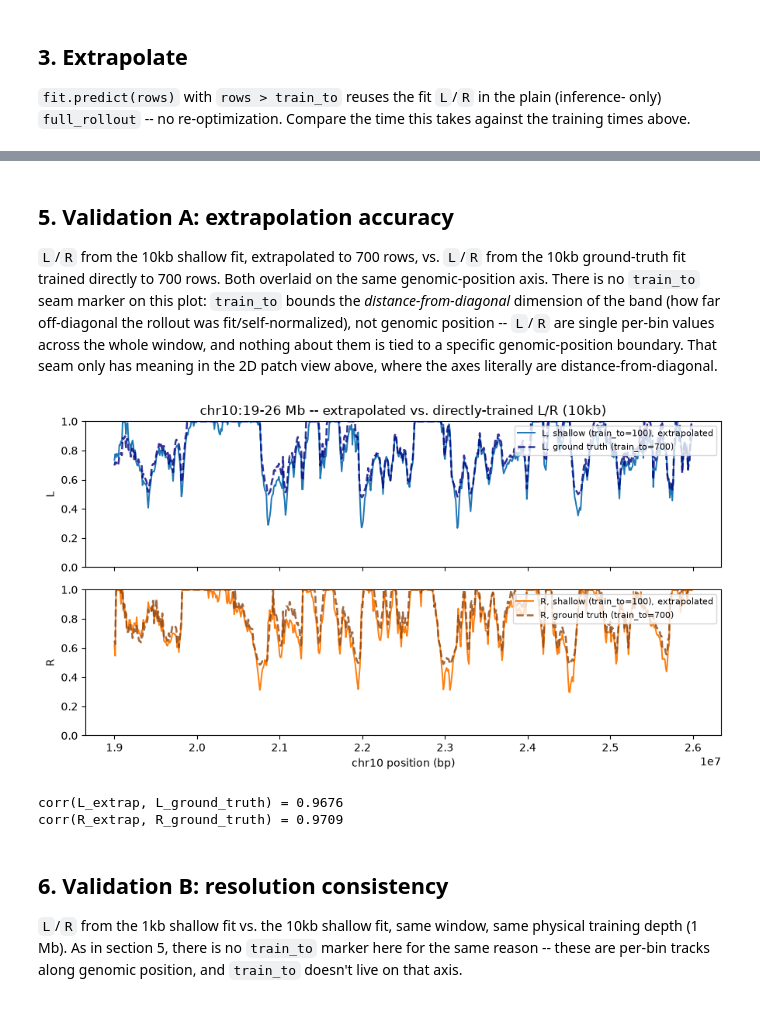
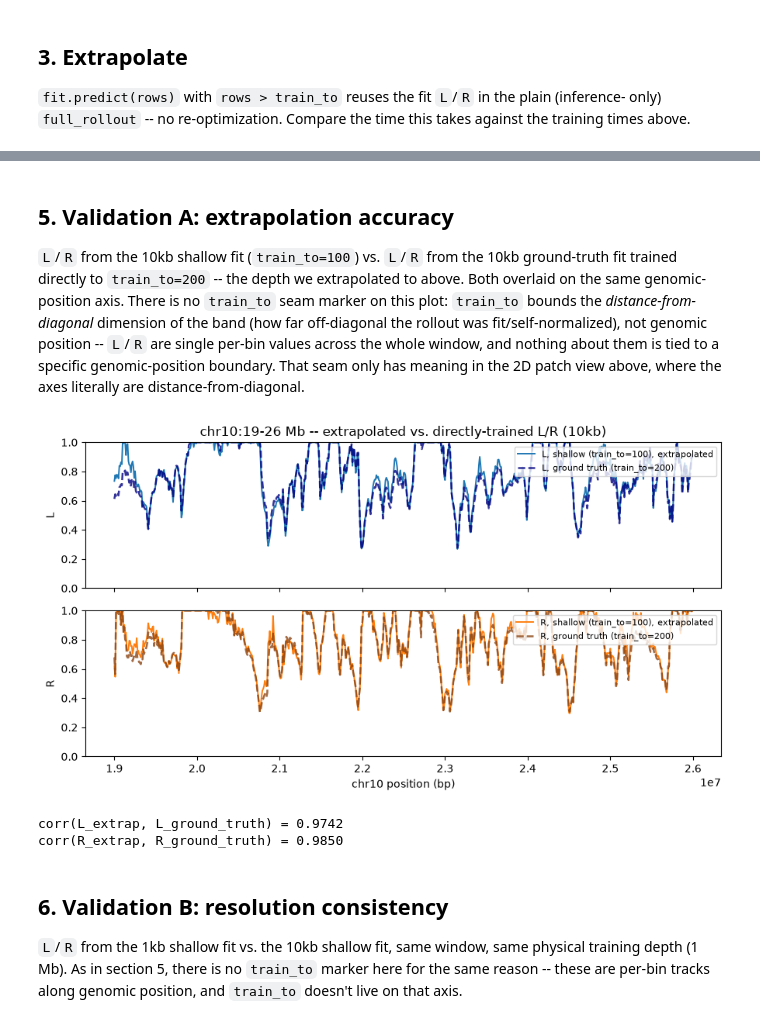
Before and after one commit to chikinalab/dLEM, a Jupyter notebook: docs/train_shallow_extrapolate.ipynb, the cells around one changed output, grey strips where cells are left out. Drawn from its saved outputs; the diff is of its cells as text; code cells hidden in the pictures.

```diff
--- a/docs/train_shallow_extrapolate.ipynb
+++ b/docs/train_shallow_extrapolate.ipynb
@@ -65,7 +73,7 @@ fit_10kb_shallow = dlem.fit(band_10kb, s=0.025, train_to=100, n_opt=1500, verbos
 t_shallow_10kb = time.time() - t0
 
 t0 = time.time()
-fit_10kb_deep = dlem.fit(band_10kb, s=0.025, train_to=700, n_opt=1500, verbose=False)
+fit_10kb_deep = dlem.fit(band_10kb, s=0.025, train_to=200, n_opt=1500, verbose=False)
 t_deep_10kb = time.time() - t0
 
 t0 = time.time()
@@ -73,6 +81,6 @@ fit_1kb_shallow = dlem.fit(band_1kb, s=0.0025, train_to=1000, n_opt=1500, verbos
 t_shallow_1kb = time.time() - t0
 
 print(f"10kb shallow (train_to=100):  {t_shallow_10kb:.1f}s   mse={fit_10kb_shallow.mse:.4f}  corr={fit_10kb_shallow.corr:.4f}")
-print(f"10kb deep    (train_to=700):  {t_deep_10kb:.1f}s   mse={fit_10kb_deep.mse:.4f}  corr={fit_10kb_deep.corr:.4f}")
+print(f"10kb deep    (train_to=200):  {t_deep_10kb:.1f}s   mse={fit_10kb_deep.mse:.4f}  corr={fit_10kb_deep.corr:.4f}")
 print(f"1kb shallow  (train_to=1000): {t_shallow_1kb:.1f}s   mse={fit_1kb_shallow.mse:.4f}  corr={fit_1kb_shallow.corr:.4f}")
 # %% [output]
@@ -188,42 +201,42 @@ plt.close(fig)
 # %% [markdown]
 ## 5. Validation A: extrapolation accuracy
 
-`L`/`R` from the 10kb shallow fit, extrapolated to 700 rows, vs. `L`/`R` from the 10kb
-ground-truth fit trained directly to 700 rows. Both overlaid on the same genomic-position
-axis. There is no `train_to` seam marker on this plot: `train_to` bounds the
-*distance-from-diagonal* dimension of the band (how far off-diagonal the rollout was
-fit/self-normalized), not genomic position -- `L`/`R` are single per-bin values across the
-whole window, and nothing about them is tied to a specific genomic-position boundary. That
-seam only has meaning in the 2D patch view above, where the axes literally are
-distance-from-diagonal.
+`L`/`R` from the 10kb shallow fit (`train_to=100`) vs. `L`/`R` from the 10kb ground-truth
+fit trained directly to `train_to=200` -- the depth we extrapolated to above. Both overlaid
+on the same genomic-position axis. There is no `train_to` seam marker on this plot:
+`train_to` bounds the *distance-from-diagonal* dimension of the band (how far off-diagonal
+the rollout was fit/self-normalized), not genomic position -- `L`/`R` are single per-bin
+values across the whole window, and nothing about them is tied to a specific
+genomic-position boundary. That seam only has meaning in the 2D patch view above, where the
+axes literally are distance-from-diagonal.
 # %%
 L_shallow, R_shallow = np.asarray(fit_10kb_shallow.L), np.asarray(fit_10kb_shallow.R)
 L_deep, R_deep = np.asarray(fit_10kb_deep.L), np.asarray(fit_10kb_deep.R)
 
 coords_10kb = GENOMIC_OFFSET_BP + np.arange(700) * 10_000
 
 fig, (ax_L, ax_R) = plt.subplots(2, 1, figsize=(9, 5), sharex=True)
 ax_L.plot(coords_10kb, L_shallow, lw=1.4, color="tab:blue", label="L, shallow (train_to=100), extrapolated")
-ax_L.plot(coords_10kb, L_deep, lw=1.8, color="navy", ls="--", alpha=0.8, label="L, ground truth (train_to=700)")
+ax_L.plot(coords_10kb, L_deep, lw=1.8, color="navy", ls="--", alpha=0.8, label="L, ground truth (train_to=200)")
 ax_L.set_ylabel("L"); ax_L.set_ylim(0, 1)
 ax_L.legend(loc="upper right", fontsize=8)
 ax_L.set_title("chr10:19-26 Mb -- extrapolated vs. directly-trained L/R (10kb)")
 
 ax_R.plot(coords_10kb, R_shallow, lw=1.4, color="tab:orange", label="R, shallow (train_to=100), extrapolated")
-ax_R.plot(coords_10kb, R_deep, lw=1.8, color="saddlebrown", ls="--", alpha=0.8, label="R, ground truth (train_to=700)")
+ax_R.plot(coords_10kb, R_deep, lw=1.8, color="saddlebrown", ls="--", alpha=0.8, label="R, ground truth (train_to=200)")
 ax_R.set_ylabel("R"); ax_R.set_ylim(0, 1)
 ax_R.set_xlabel("chr10 position (bp)")
 ax_R.legend(loc="upper right", fontsize=8)
 fig.tight_layout()
 display(fig)
 plt.close(fig)
 
 print(f"corr(L_extrap, L_ground_truth) = {np.corrcoef(L_shallow, L_deep)[0,1]:.4f}")
 print(f"corr(R_extrap, R_ground_truth) = {np.corrcoef(R_shallow, R_deep)[0,1]:.4f}")
 # %% [output]
-[figure, old version]
+[figure, new version]
-corr(L_extrap, L_ground_truth) = 0.9676
-corr(R_extrap, R_ground_truth) = 0.9709
+corr(L_extrap, L_ground_truth) = 0.9742
+corr(R_extrap, R_ground_truth) = 0.9850
 # %% [markdown]
 ## 6. Validation B: resolution consistency
 
```
Also changed, not shown: parts of 8 cells of this notebook, 4 other files.
